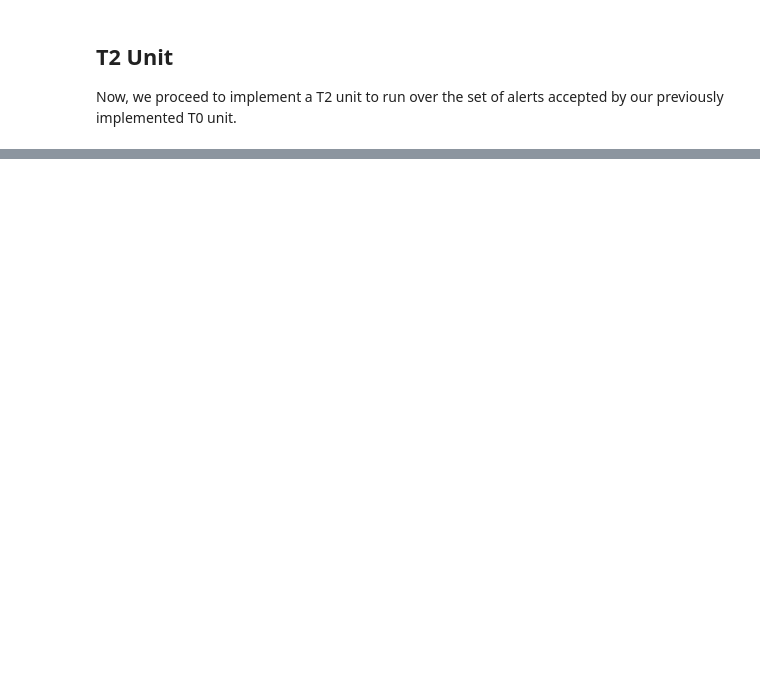
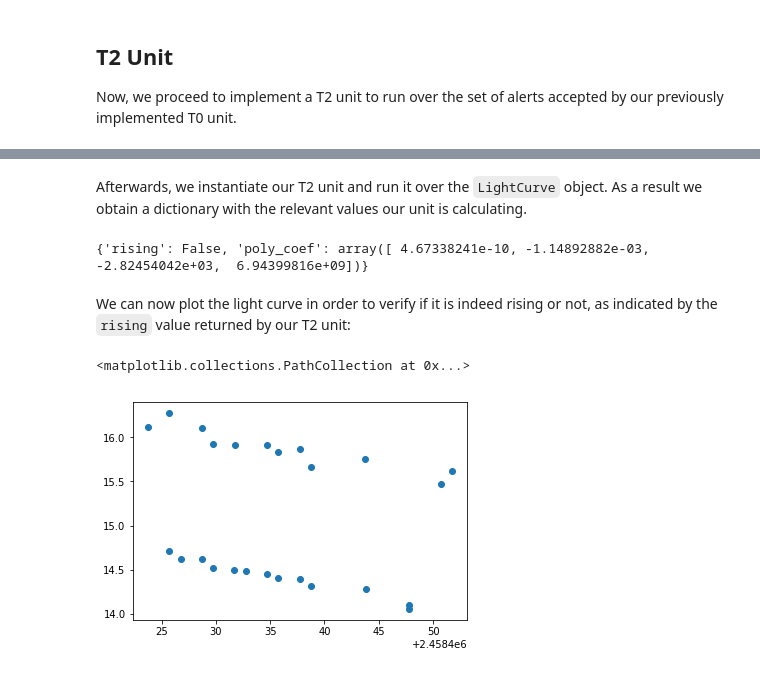
Before and after one commit to AmpelAstro/Ampel-contrib-sample, a Jupyter notebook: notebooks/t0_t2_integration_example.ipynb, the cells around one changed output, grey strips where cells are left out. Drawn from its saved outputs; the diff is of its cells as text; code cells hidden in the pictures; blank space fills up the shorter version.

```diff
--- a/notebooks/t0_t2_integration_example.ipynb
+++ b/notebooks/t0_t2_integration_example.ipynb
@@ -93,0 +119,24 @@ Now, we proceed to implement a T2 unit to run over the set of alerts accepted by
+# %%
+from ampel.ztf.utils.ZIAlertUtils import ZIAlertUtils
+
+alert = choice(accepted)
+light_curve = ZIAlertUtils._create_lc(alert.pps, alert.uls)
+# %% [markdown]
+Afterwards, we instantiate our T2 unit and run it over the `LightCurve` object. As a result we obtain a dictionary with the relevant values our unit is calculating.
+# %%
+myt2 = T2DetectRising()
+out = myt2.run(light_curve)
+print(out)
+# %% [output]
+{'rising': False, 'poly_coef': array([ 4.67338241e-10, -1.14892882e-03, -2.82454042e+03,  6.94399816e+09])}
+# %% [markdown]
+We can now plot the light curve in order to verify if it is indeed rising or not, as indicated by the `rising` value returned by our T2 unit:
+# %%
+import matplotlib.pyplot as plt
+%matplotlib inline
+
+ax = plt.axes()
+ax.scatter(*zip(*light_curve.get_tuples('obs_date', 'mag')))
+# %% [output]
+<matplotlib.collections.PathCollection at 0x...>
+[figure, added]
```
Also changed, not shown: parts of 4 cells of this notebook.
